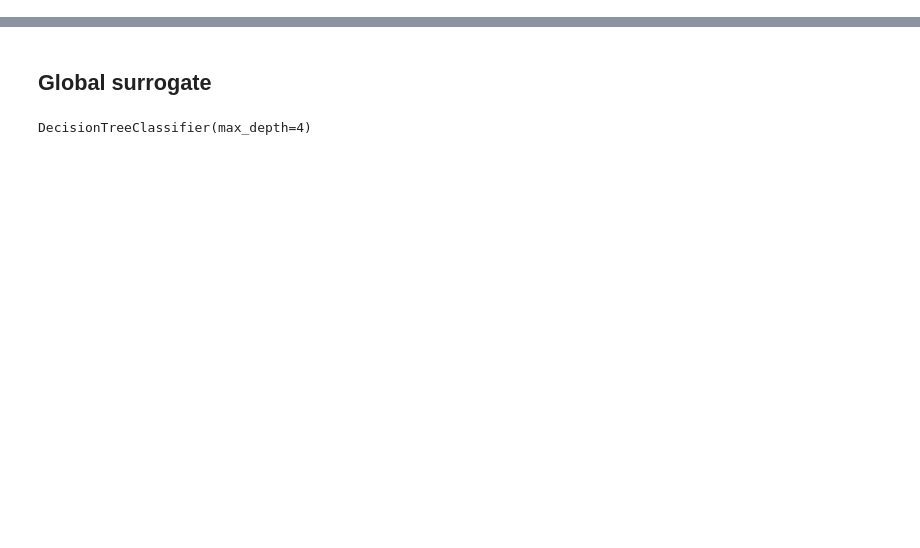
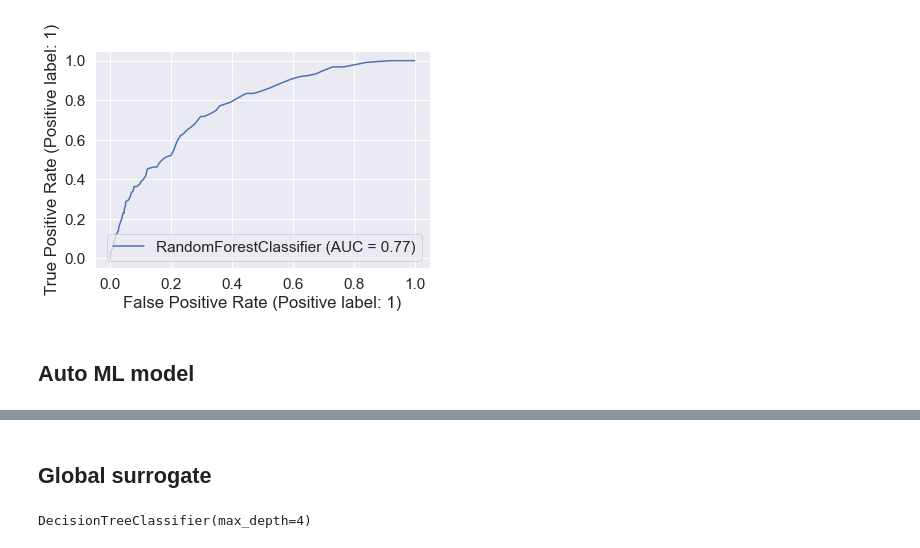
Before and after one commit to Martin-Qvr/XAI-Fairness, a Jupyter notebook: final_interpretability_notebook.ipynb, the cells around one changed output, grey strips where cells are left out. Drawn from its saved outputs; the diff is of its cells as text; code cells hidden in the pictures; blank space fills up the shorter version.

```diff
--- a/final_interpretability_notebook.ipynb
+++ b/final_interpretability_notebook.ipynb
@@ -34,0 +106,6 @@ Accuracy: 0.806
+# %%
+plot_roc_curve(model, X_test, y_test)
+# %% [output]
+[figure, added]
+# %% [markdown]
+## Auto ML model
```
Also changed, not shown: parts of 22 cells of this notebook, 3 other files.
